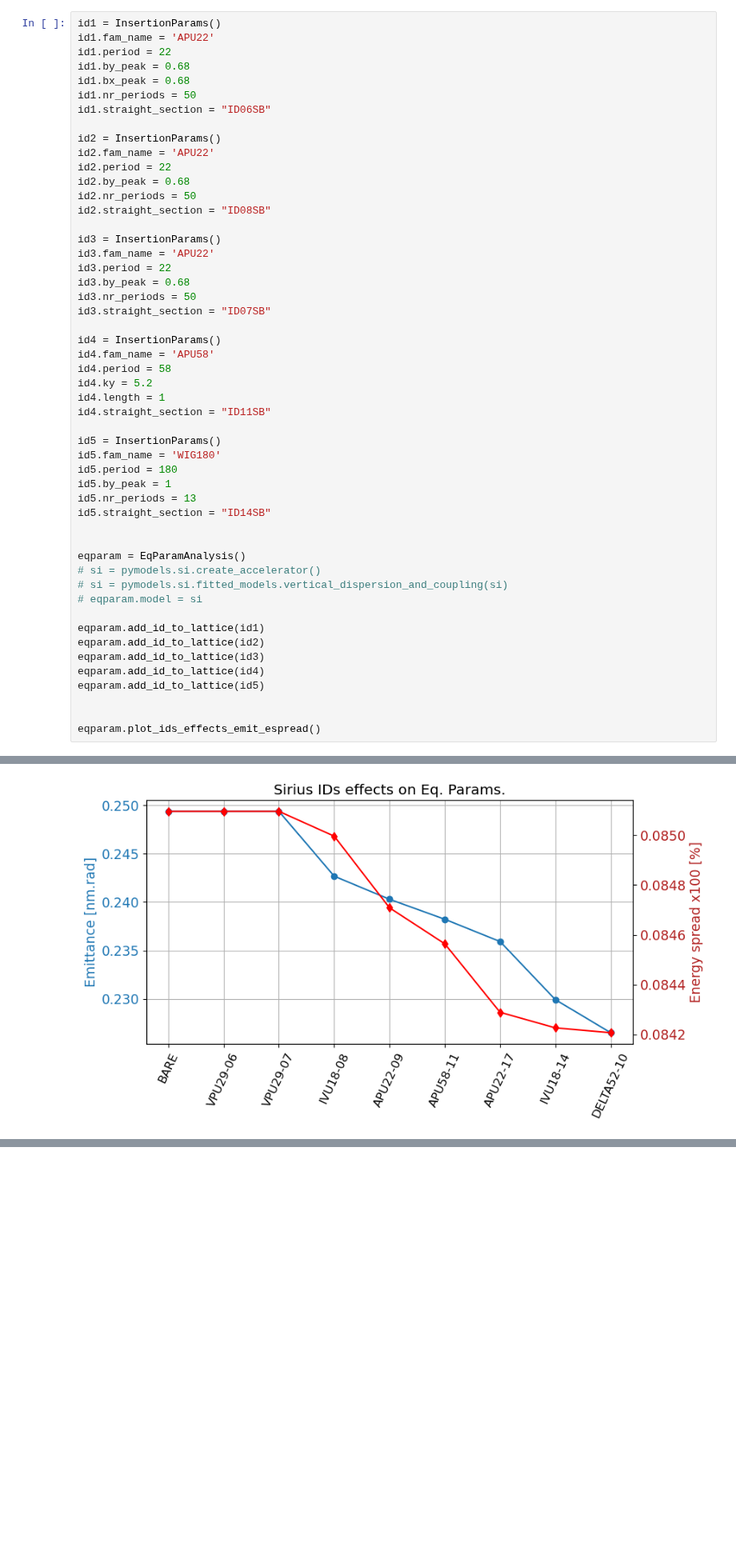
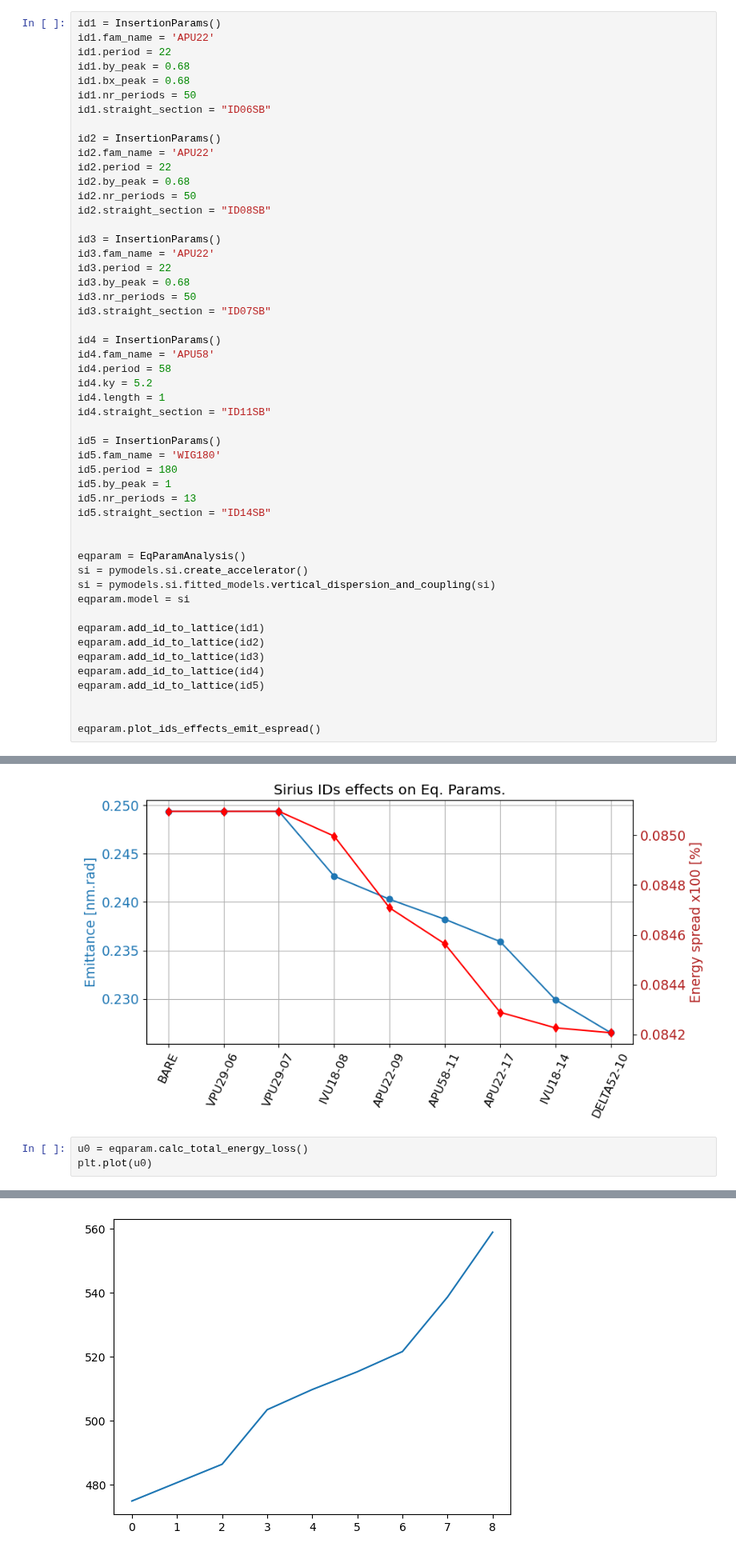
Before and after one commit to lnls-fac/idanalysis, a Jupyter notebook: idanalysis/idanalysis_tutorial.ipynb, the cells around one changed output, grey strips where cells are left out. Shown at 80% size. Cells and saved outputs as stored; diff of their text form; blank space fills up the shorter version.

```diff
--- a/idanalysis/idanalysis_tutorial.ipynb
+++ b/idanalysis/idanalysis_tutorial.ipynb
@@ -327,9 +328,9 @@ id5.straight_section = "ID14SB"
 
 
 eqparam = EqParamAnalysis()
-# si = pymodels.si.create_accelerator()
-# si = pymodels.si.fitted_models.vertical_dispersion_and_coupling(si)
-# eqparam.model = si
+si = pymodels.si.create_accelerator()
+si = pymodels.si.fitted_models.vertical_dispersion_and_coupling(si)
+eqparam.model = si
 
 eqparam.add_id_to_lattice(id1)
 eqparam.add_id_to_lattice(id2)
@@ -356,3 +357,7 @@ eqparam.ids = ids
 eqparam.plot_ids_effects_emit_espread()
 # %% [output]
 [figure]
+# %%
+u0 = eqparam.calc_total_energy_loss()
+plt.plot(u0)
+# %% [output]
@@ -358,0 +365 @@ eqparam.plot_ids_effects_emit_espread()
+[figure, added]
```
Also changed, not shown: parts of 3 cells of this notebook, 2 other files.
